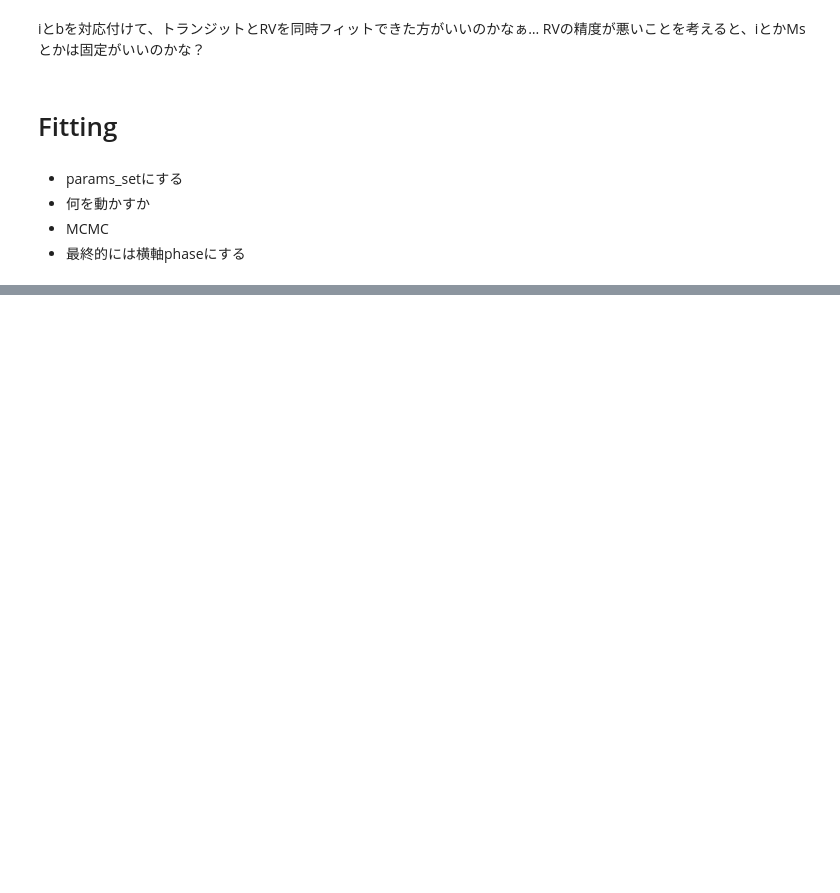
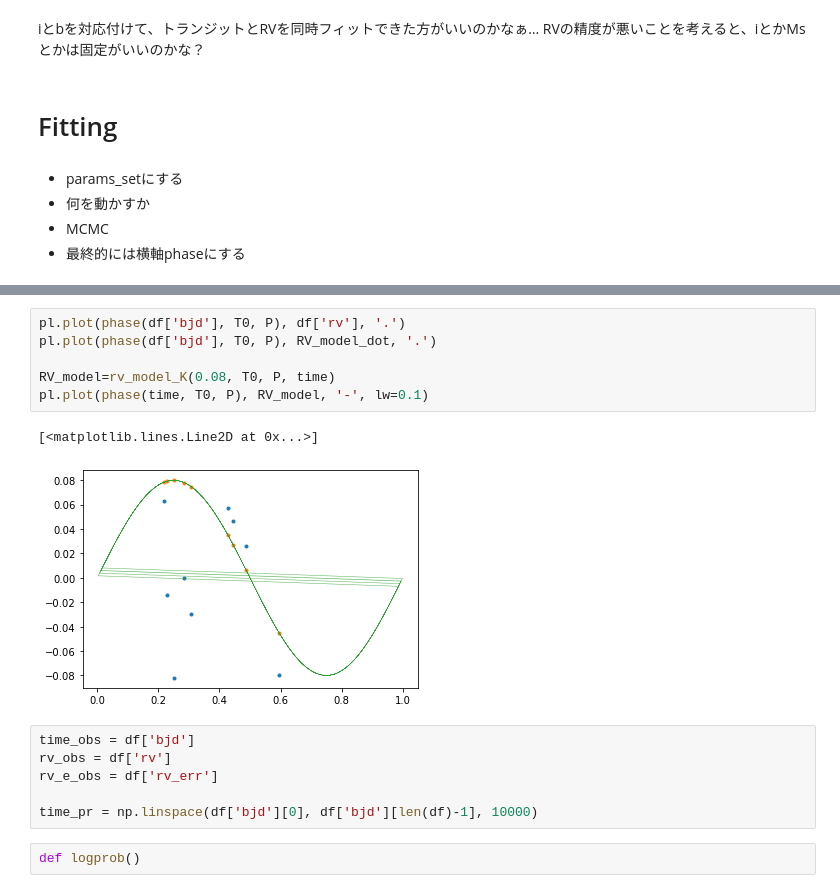
Before and after one commit to jpdeleon/toi1696, a Jupyter notebook: notebooks/RV analysis-2.ipynb, the cells around one changed output, grey strips where cells are left out. Saved outputs shown, nothing was run; the diff lists cells and outputs as text; blank space fills up the shorter version.

```diff
--- a/notebooks/RV analysis-2.ipynb
+++ b/notebooks/RV analysis-2.ipynb
@@ -77,0 +118,17 @@ RVの精度が悪いことを考えると、iとかMsとかは固定がいいの
+# %%
+pl.plot(phase(df['bjd'], T0, P), df['rv'], '.')
+pl.plot(phase(df['bjd'], T0, P), RV_model_dot, '.')
+
+RV_model=rv_model_K(0.08, T0, P, time)
+pl.plot(phase(time, T0, P), RV_model, '-', lw=0.1)
+# %% [output]
+[<matplotlib.lines.Line2D at 0x...>]
+[figure, added]
+# %%
+time_obs = df['bjd']
+rv_obs = df['rv']
+rv_e_obs = df['rv_err']
+
+time_pr = np.linspace(df['bjd'][0], df['bjd'][len(df)-1], 10000)
+# %%
+def logprob()
```
Also changed, not shown: parts of 12 cells of this notebook, 2 other files.
